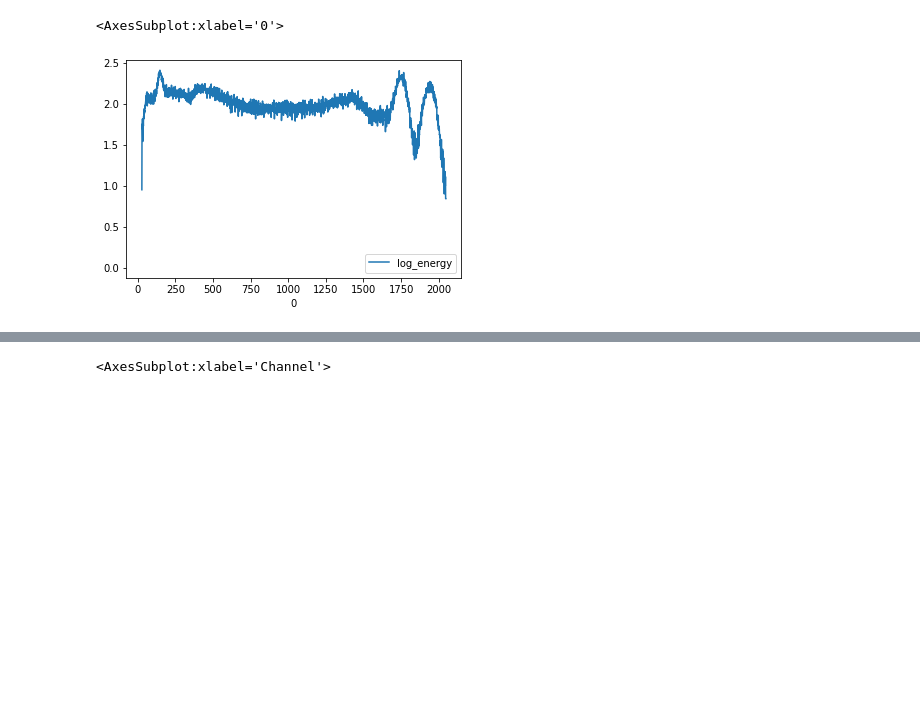
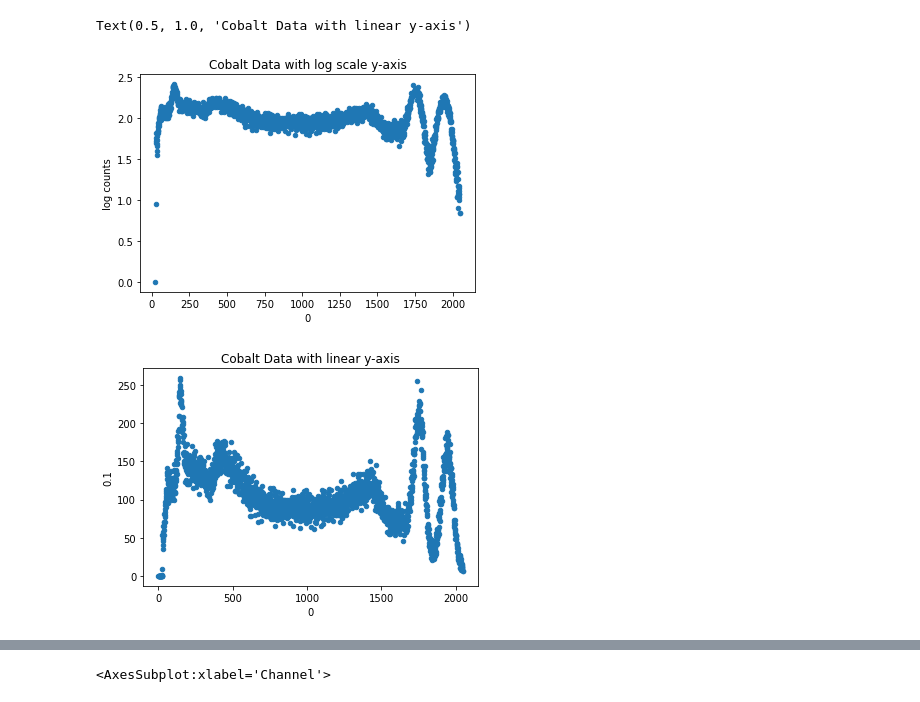
Before and after one commit to maraMaraschino/Adv-Lab, a Jupyter notebook: Gamma Spectroscopy/Gamma Spec Data.ipynb, the cells around one changed output, grey strips where cells are left out. Drawn from its saved outputs; the diff is of its cells as text; code cells hidden in the pictures; blank space fills up the shorter version.

```diff
--- a/Gamma Spectroscopy/Gamma Spec Data.ipynb
+++ b/Gamma Spectroscopy/Gamma Spec Data.ipynb
@@ -1,17 +1,22 @@
 # %%
 import pandas as pd
 import matplotlib.pyplot as plt
 import numpy as np
 import math
 
 
 df = pd.read_csv("CalCo60 01Ga.csv", skiprows = 22, usecols = [0, 2])
 
-df['log_energy'] = np.log10(df[df.columns[1]])
-df.plot(x=df.columns[0], y='log_energy')
+df['log counts'] = np.log10(df[df.columns[1]])
+ax1 = df.plot.scatter(x=df.columns[0], y='log counts')
+ax1.set_title("Cobalt Data with log scale y-axis")
+
+ax2 = df.plot.scatter(x = df.columns[0], y = df.columns[1])
+ax2.set_title("Cobalt Data with linear y-axis")
 # %% [output]
-<AxesSubplot:xlabel='0'>
+Text(0.5, 1.0, 'Cobalt Data with linear y-axis')
-[figure, old version]
+[figure, new version]
+[figure, added]
 # %%
 # Calibration Co60
 # Peaks at 1.175 & 1.333 MeV
```
Also changed, not shown: parts of 7 cells of this notebook.
